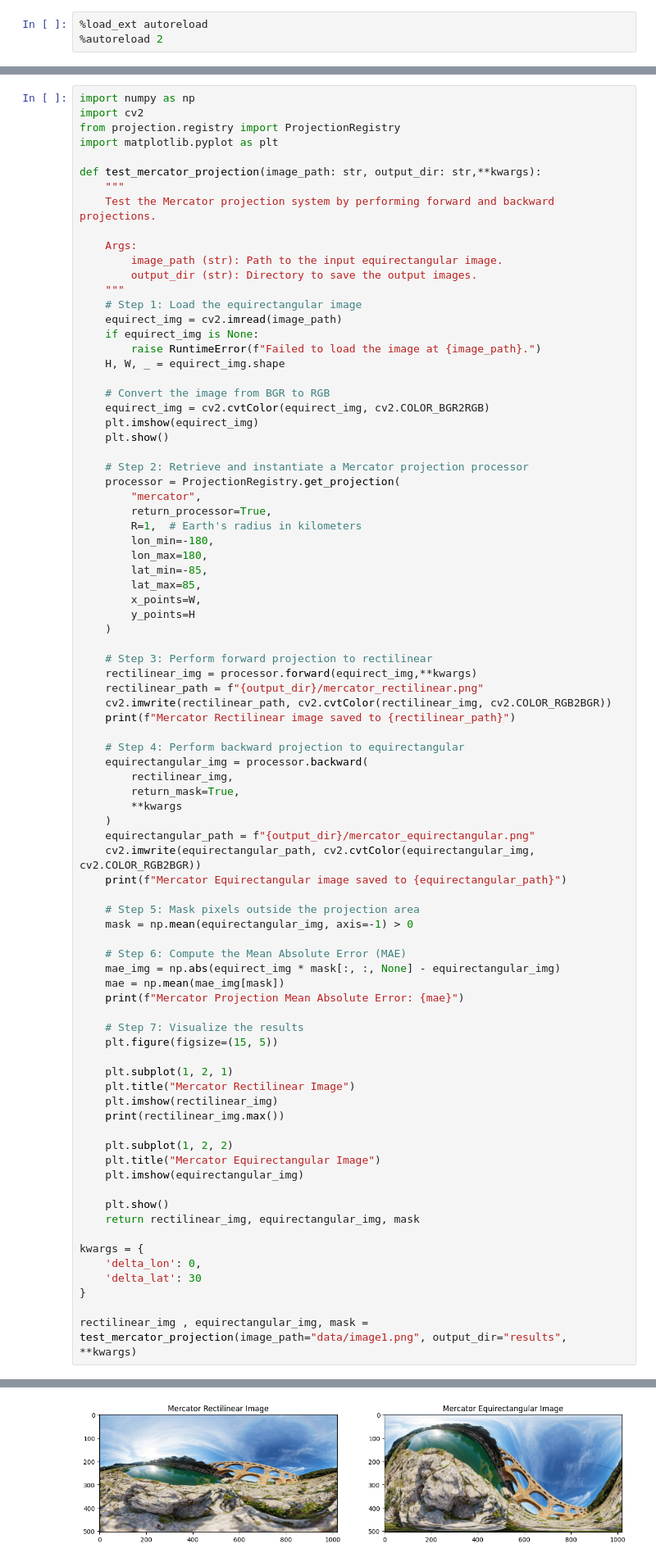
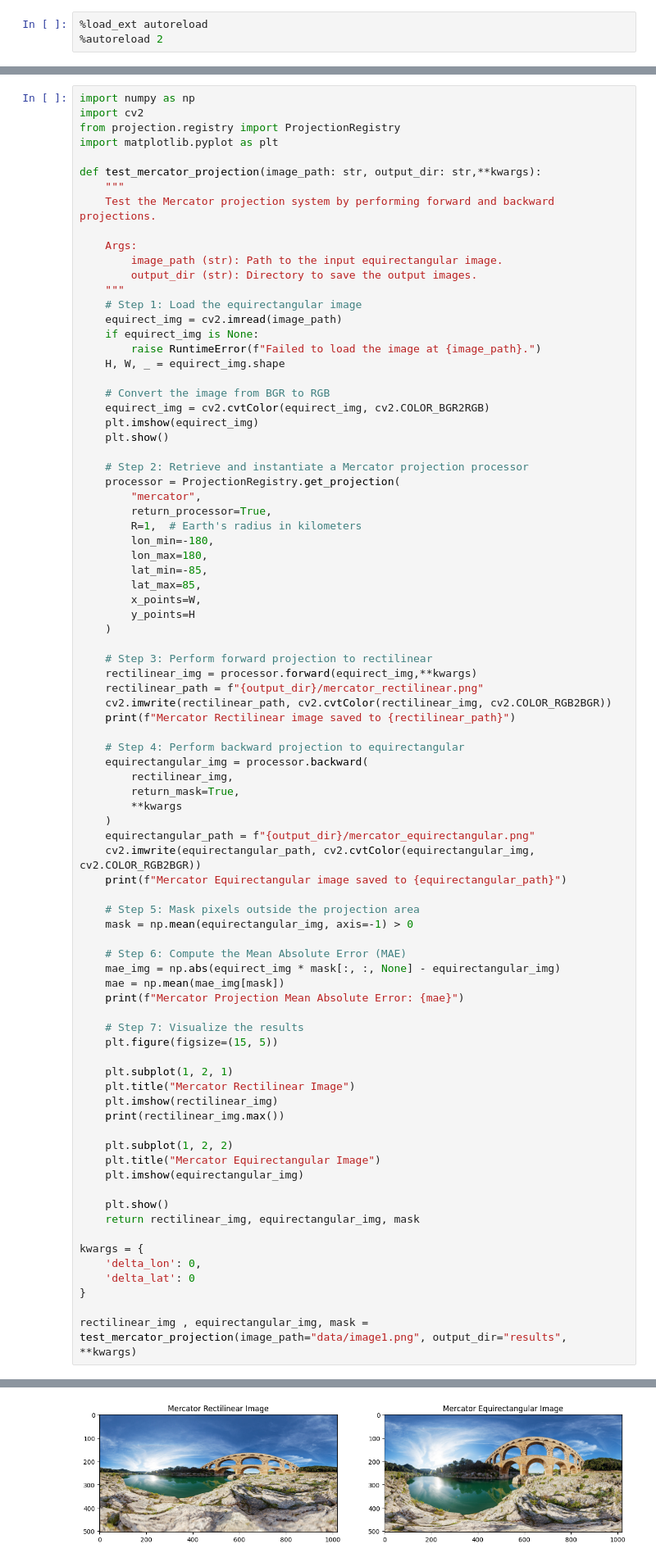
Before and after one commit to RobinsonGarcia/ProjectionRegistry, a Jupyter notebook: main.ipynb, the cells around one changed output, grey strips where cells are left out. Shown at 82% size. Saved outputs shown, nothing was run; the diff lists cells and outputs as text.

```diff
--- a/main.ipynb
+++ b/main.ipynb
@@ -187,7 +193,7 @@ def test_mercator_projection(image_path: str, output_dir: str,**kwargs):
 
 kwargs = {
     'delta_lon': 0,
-    'delta_lat': 30
+    'delta_lat': 0
 }
 
 rectilinear_img , equirectangular_img, mask = test_mercator_projection(image_path="data/image1.png", output_dir="results", **kwargs)
@@ -205,2 +211,2 @@ Mercator Projection Mean Absolute Error: 132.98928155632478
 255
-[figure, old version]
+[figure, new version]
```
Also changed, not shown: parts of 33 cells of this notebook.
